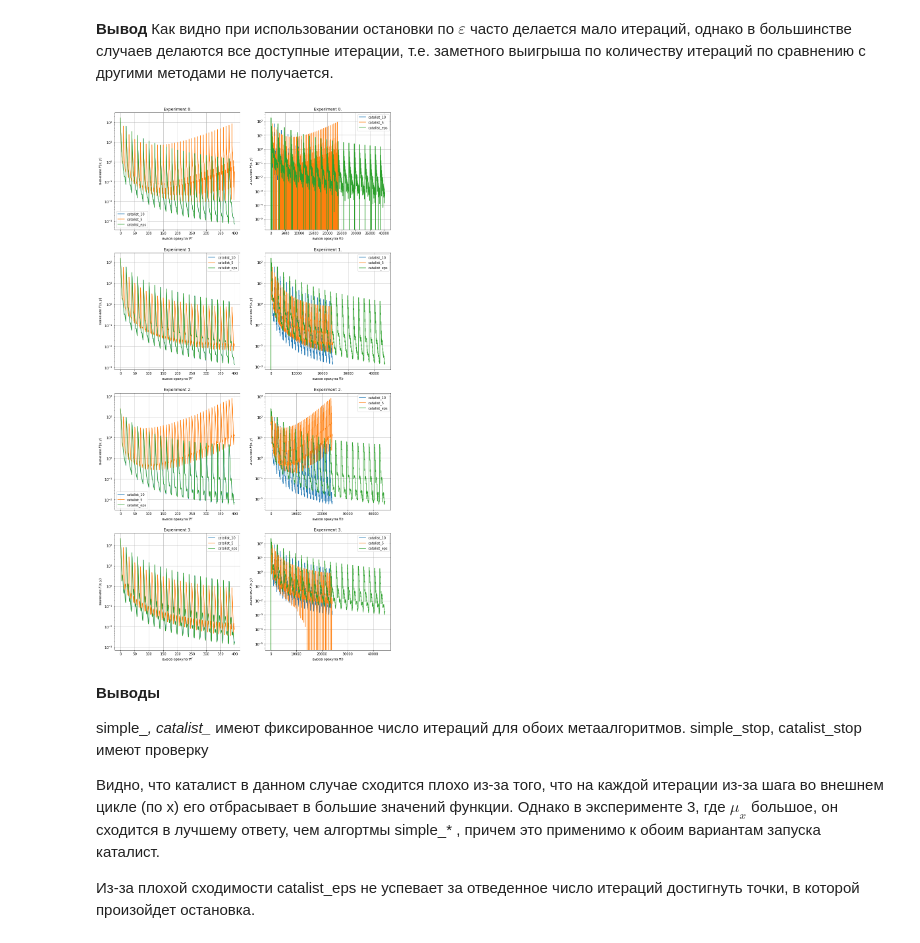
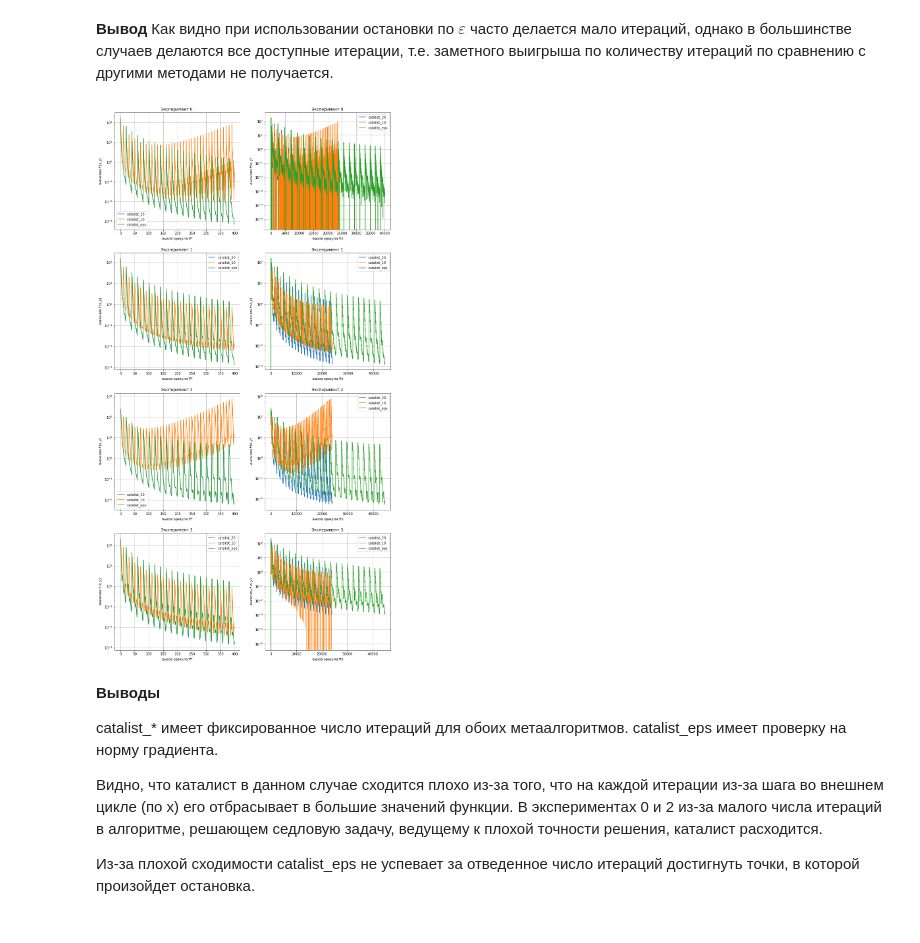
Before and after one commit to nikvas0/optimization_project, a Jupyter notebook: experiments_quadratic.ipynb, the cells around one changed output. Saved outputs shown, nothing was run; the diff lists cells and outputs as text; code cells hidden in the pictures.

```diff
--- a/experiments_quadratic.ipynb
+++ b/experiments_quadratic.ipynb
@@ -449,7 +456,7 @@ plt.figure(figsize=(15,30))
 
 for i in range(len(exps)):
     ax = plt.subplot(4, 2, 1 + i * 2 + 0)
-    ax.set_title('Experiment {}.'.format(i))
+    ax.set_title('Эксперимент {}.'.format(i))
 
     Gf = collectGradNormfromfOracleSimple(res_simple_10[i])
     ax.plot(range(len(Gf)), Gf, label='simple_10')
@@ -457,11 +464,11 @@ for i in range(len(exps)):
     Gf = collectGradNormfromfOracleSimple(res_simple_eps[i])
     ax.plot(range(len(Gf)), Gf, label='simple_eps')
 
+    Gf = collectGradNormfromfOracleSimple(res_simple_40[i])
+    ax.plot(range(len(Gf)), Gf, label='simple_40')
+
     Gf = collectGradNormfromfOracleSimple(res_simple_adaptive_eps[i])
     ax.plot(range(len(Gf)), Gf, label='simple_adaptive_eps')
-
-    Gf = collectGradNormfromfOracleSimple(res_simple_40[i])
-    ax.plot(range(len(Gf)), Gf, label='simple_40')
 
     #Fh = collectFfromhOracleSimple(res_simple_adaptive_eps_fast[i])
     #ax.plot(range(len(Fh)), Fh, label='simple_adaptive_eps_fast')
@@ -474,7 +481,7 @@ for i in range(len(exps)):
 
 
     ax = plt.subplot(4, 2, 1 + i * 2 + 1)
-    ax.set_title('Experiment {}.'.format(i))
+    ax.set_title('Эксперимент {}.'.format(i))
 
     Gh = collectGradNormfromhOracleSimple(res_simple_10[i])
     ax.plot(range(len(Gh)), Gh, label='simple_10')
@@ -482,11 +489,11 @@ for i in range(len(exps)):
     Gh = collectGradNormfromhOracleSimple(res_simple_eps[i])
     ax.plot(range(len(Gh)), Gh, label='simple_eps')
 
+    Gh = collectGradNormfromhOracleSimple(res_simple_40[i])
+    ax.plot(range(len(Gh)), Gh, label='simple_40')
+
     Gh = collectGradNormfromhOracleSimple(res_simple_adaptive_eps[i])
     ax.plot(range(len(Gh)), Gh, label='simple_adaptive_eps')
-
-    Gh = collectGradNormfromhOracleSimple(res_simple_40[i])
-    ax.plot(range(len(Gh)), Gh, label='simple_40')
 
     #Fh = collectFfromhOracleSimple(res_simple_adaptive_eps_fast[i])
     #ax.plot(range(len(Fh)), Fh, label='simple_adaptive_eps_fast')
@@ -520,10 +533,12 @@ def collectItersBygOracleSimple(stats):
     return r
 
 
-plt.figure(figsize=(20,10))
+f = plt.figure(figsize=(20,10))
+f.suptitle('Распределение кол-ва итераций для поиска $y$\nдля алгоритма с остановкой по норме градиента', fontsize=16)
+
 for i in range(len(exps)):
     ax = plt.subplot(2, 2, 1 + i)
-    ax.set_title('Experiment {}.'.format(i))
+    ax.set_title('Эксперимент {}.'.format(i))
 
     ItersByg = collectItersBygOracleSimple(res_simple_eps[i])
 
@@ -544,10 +559,11 @@ def collectItersBygOracleSimple(stats):
     return r
 
 
-plt.figure(figsize=(20,10))
+f = plt.figure(figsize=(20,10))
+f.suptitle('Распределение кол-ва итераций для поиска $y$\nдля алгоритма с увеличивающейся точностью', fontsize=16)
 for i in range(len(exps)):
     ax = plt.subplot(2, 2, 1 + i)
-    ax.set_title('Experiment {}.'.format(i))
+    ax.set_title('Эксперимент {}.'.format(i))
 
     ItersByg = collectItersBygOracleSimple(res_simple_adaptive_eps[i])
 
@@ -568,50 +584,51 @@ plt.figure(figsize=(15,30))
 
 for i in range(len(exps)):
     ax = plt.subplot(4, 2, 1 + i * 2)
-    ax.set_title('Experiment {}.'.format(i))
+    ax.set_title('Эксперимент {}.'.format(i))
+
+    Ff = collectFfromfOracleCatalist(res_catalist_20[i])
+    ax.plot(range(len(Ff)), Ff, label='catalist_20')
 
     Ff = collectFfromfOracleCatalist(res_catalist_10[i])
     ax.plot(range(len(Ff)), Ff, label='catalist_10')
-
-    Ff = collectFfromfOracleCatalist(res_catalist_5[i])
-    ax.plot(range(len(Ff)), Ff, label='catalist_5')
 
     Ff = collectFfromfOracleCatalist(res_catalist_eps[i])
     ax.plot(range(len(Ff)), Ff, label='catalist_eps')
 
     plt.yscale("log")
     plt.ylabel('значение $F(x, y)$')
     plt.xlabel('вызов оракула $\\nabla f$')
     plt.grid(True)
     plt.legend()
 
 
     ax = plt.subplot(4, 2, 1 + i * 2 + 1)
-    ax.set_title('Experiment {}.'.format(i))
+    ax.set_title('Эксперимент {}.'.format(i))
+
+    Fh = collectFfromhOracleCatalist(res_catalist_20[i])
+    ax.plot(range(len(Fh)), Fh, label='catalist_20')
 
     Fh = collectFfromhOracleCatalist(res_catalist_10[i])
     ax.plot(range(len(Fh)), Fh, label='catalist_10')
-
-    Fh = collectFfromhOracleCatalist(res_catalist_5[i])
-    ax.plot(range(len(Fh)), Fh, label='catalist_5')
 
     Fh = collectFfromhOracleCatalist(res_catalist_eps[i])
     ax.plot(range(len(Fh)), Fh, label='catalist_eps')
 
     plt.yscale("log")
     plt.ylabel('значение $F(x, y)$')
     plt.xlabel('вызов оракула $\\nabla h$')
     plt.grid(True)
     plt.legend()
 # %% [output]
-[figure, old version]
+[figure, new version]
 # %% [markdown]
 **Выводы**
 
-simple_*, catalist_* имеют фиксированное число итераций для обоих метаалгоритмов.
-simple_stop, catalist_stop имеют проверку
+catalist_* имеет фиксированное число итераций для обоих метаалгоритмов.
+catalist_eps имеет проверку на норму градиента.
 
 
-Видно, что каталист в данном случае сходится плохо из-за того, что на каждой итерации из-за шага во внешнем цикле (по x) его отбрасывает в большие значений функции. Однако в эксперименте 3, где $\mu_x$ большое, он сходится в лучшему ответу, чем алгортмы simple_* , причем это применимо к обоим вариантам запуска каталист.
+Видно, что каталист в данном случае сходится плохо из-за того, что на каждой итерации из-за шага во внешнем цикле (по x) его отбрасывает в большие значений функции.
+В экспериментах 0 и 2 из-за малого числа итераций в алгоритме, решающем седловую задачу, ведущему к плохой точности решения, каталист расходится.
 
 Из-за плохой сходимости catalist_eps не успевает за отведенное число итераций достигнуть точки, в которой произойдет остановка.
```
Also changed, not shown: parts of 16 cells of this notebook, 4 other files.
